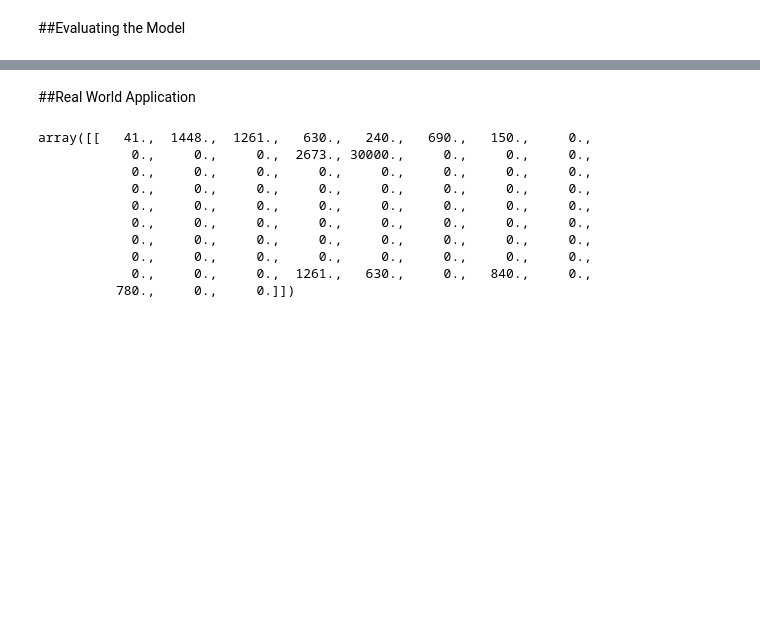
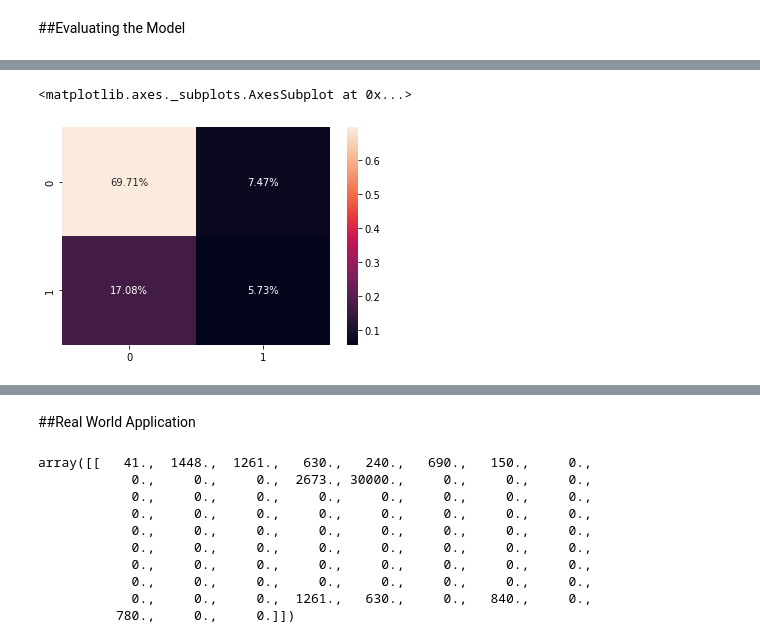
Before and after one commit to saif-byte/DataSciencePortfolio, a Jupyter notebook: Credit Card Defaulter/Defaulter_or_not.ipynb, the cells around one changed output, grey strips where cells are left out. Saved outputs shown, nothing was run; the diff lists cells and outputs as text; code cells hidden in the pictures; blank space fills up the shorter version.

```diff
--- a/Credit Card Defaulter/Defaulter_or_not.ipynb
+++ b/Credit Card Defaulter/Defaulter_or_not.ipynb
@@ -546,0 +565,9 @@ dict(zip(dv.get_feature_names_out() , model.coef_[0].round(3)))
+# %%
+#now let us take the threshold as 0.45 and look if our connfusion matrix improve.
+tn, fp, fn, tp = confusion_matrix(y_val , y_pred>=0.45).ravel()
+cf_matrix = np.array([[tn , fp],
+                [fn , tp]])
+sns.heatmap(cf_matrix/np.sum(cf_matrix), annot=True, fmt='.2%')
+# %% [output]
+<matplotlib.axes._subplots.AxesSubplot at 0x...>
+[figure, added]
```
Also changed, not shown: parts of 28 cells of this notebook.
